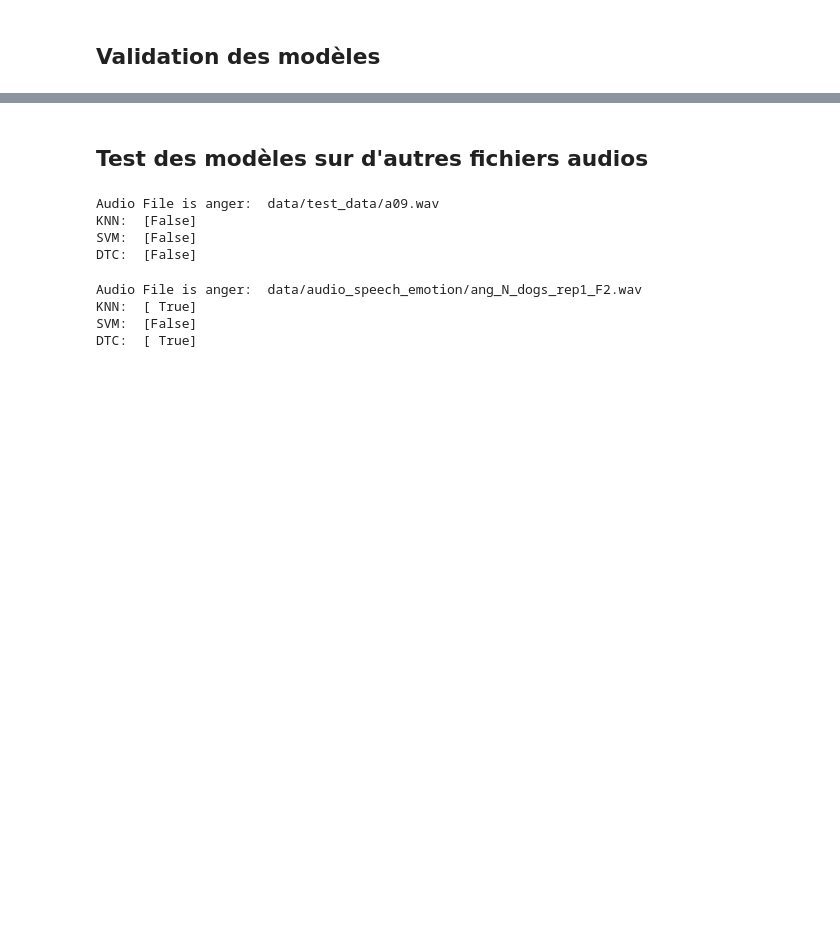
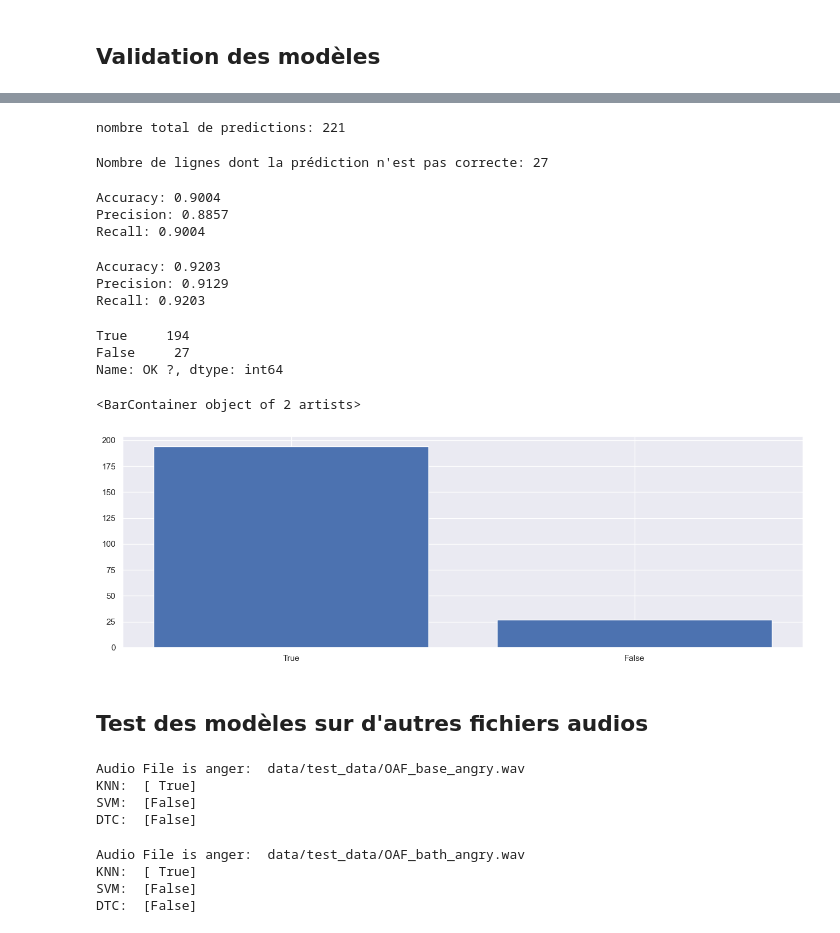
Before and after one commit to Anisoft17041997/SERAPP, a Jupyter notebook: ml/SERAPP__WANDJI_K.ipynb, the cells around one changed output, grey strips where cells are left out. Cells and saved outputs as stored; diff of their text form; code cells hidden in the pictures; blank space fills up the shorter version.

```diff
--- a/ml/SERAPP__WANDJI_K.ipynb
+++ b/ml/SERAPP__WANDJI_K.ipynb
@@ -303,0 +375,18 @@ compare.head(20)
+# %%
+# utilisation de l'algorithme des k plus proches voisins (KNN)
+from sklearn.ensemble import VotingClassifier
+def train_model_knn_with_amelioration(X_train, y_train):
+    param_grid = {'n_neighbors': [1, 3, 5, 7, 9], 'metric': ['euclidean', 'manhattan']}
+    knn = KNeighborsClassifier(weights='distance')
+    grid_search = GridSearchCV(knn, param_grid, cv=5)
+    grid_search.fit(X_train, y_train)
+    best_params = grid_search.best_params_
+    best_k = best_params['n_neighbors']
+    best_metric = best_params['metric']
+
+    knn_clf = KNeighborsClassifier(n_neighbors=best_k, metric=best_metric)
+    knn_clf.fit(X_train, y_train)
+
+    return knn_clf
+# %%
+knn_model_with_amelioration = train_model_knn_with_amelioration(X_train, y_train)
@@ -303,0 +400,5 @@ compare.head(20)
+# %%
+predictions_with_amelioration = knn_model_with_amelioration.predict(X_valid)
+# %%
+compare = pd.DataFrame({'Actual': y_valid, 'Predicted': predictions_with_amelioration, 'OK ?': y_valid == predictions_with_amelioration})
+compare.head(20)
@@ -304,3 +444,42 @@ compare.head(20)
+# %%
+# nombre total de predictions effectuées
+print("nombre total de predictions:", predictions_with_amelioration.shape[0])
+# %% [output]
+nombre total de predictions: 221
+# %%
+# nombre de lignes dont la prédiction n'est pas correcte
+nombre_de_lignes = compare[compare["OK ?"] == False].shape[0]
+print("Nombre de lignes dont la prédiction n'est pas correcte:", nombre_de_lignes)
+# %% [output]
+Nombre de lignes dont la prédiction n'est pas correcte: 27
+# %%
+# avant amélioration du knn
+evaluate_model(knn_model, X_test, y_test)
+# %% [output]
+Accuracy: 0.9004
+Precision: 0.8857
+Recall: 0.9004
+# %%
+# après amélioration du modele KNN
+evaluate_model(knn_model_with_amelioration, X_test, y_test)
+# %% [output]
+Accuracy: 0.9203
+Precision: 0.9129
+Recall: 0.9203
+# %%
+import matplotlib.pyplot as plt
+
+# Compter les occurrences de chaque valeur dans la colonne
+counts = compare['OK ?'].value_counts()
+print(counts)
+# Créer le graphique à barres
+plt.bar(["True", "False"], counts.values)
+# %% [output]
+True     194
+False     27
+Name: OK ?, dtype: int64
+<BarContainer object of 2 artists>
+[figure, added]
 # %% [markdown]
 ## Test des modèles sur d'autres fichiers audios
 # %%
@@ -328,18 +507,18 @@ def predict_emotion(audio_test_file):
     print("SVM: ", svm_prediction == 1)
     print("DTC: ", dtc_prediction == 1)
 # %%
-audio_file = "data/test_data/a09.wav"
+audio_file = "data/test_data/OAF_base_angry.wav"
 predict_emotion(audio_file)
 # %% [output]
-Audio File is anger:  data/test_data/a09.wav
-KNN:  [False]
+Audio File is anger:  data/test_data/OAF_base_angry.wav
+KNN:  [ True]
 SVM:  [False]
 DTC:  [False]
 # %%
-audio_file = "data/audio_speech_emotion/ang_N_dogs_rep1_F2.wav"
+audio_file = "data/test_data/OAF_bath_angry.wav"
 predict_emotion(audio_file)
 # %% [output]
-Audio File is anger:  data/audio_speech_emotion/ang_N_dogs_rep1_F2.wav
+Audio File is anger:  data/test_data/OAF_bath_angry.wav
 KNN:  [ True]
 SVM:  [False]
-DTC:  [ True]
+DTC:  [False]
```
Also changed, not shown: parts of 33 cells of this notebook, 5 other files.
